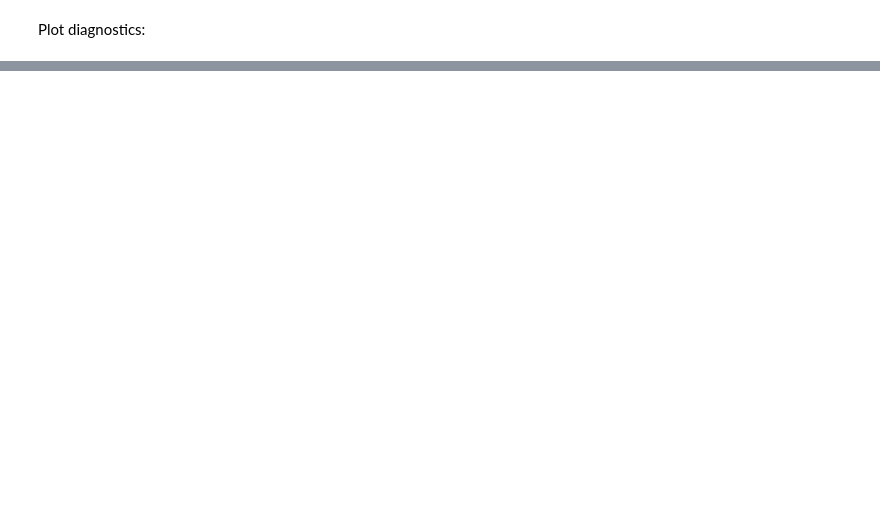
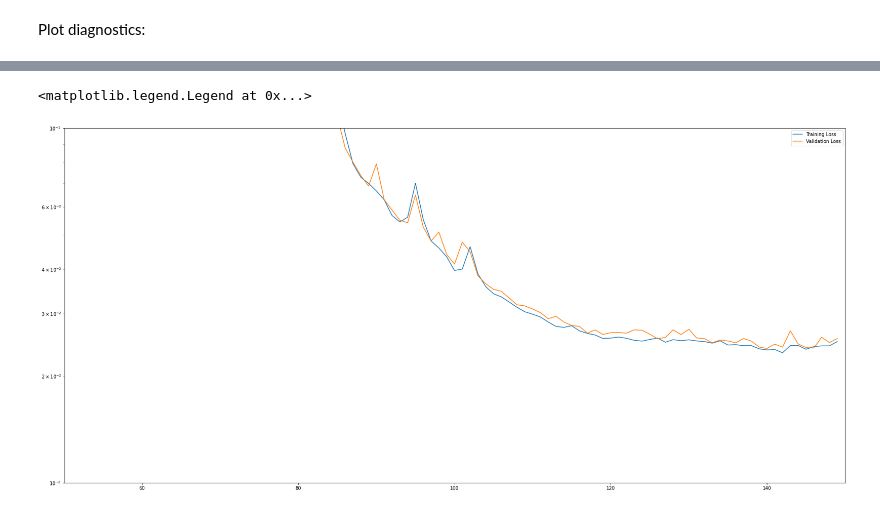
Before and after one commit to ReadingTimeMachine/figure_and_caption_extraction, a Jupyter notebook: mega_yolo_train_tfrecords.ipynb, the cells around one changed output, grey strips where cells are left out. Cells and saved outputs as stored; diff of their text form; code cells hidden in the pictures; blank space fills up the shorter version.

```diff
--- a/mega_yolo_train_tfrecords.ipynb
+++ b/mega_yolo_train_tfrecords.ipynb
@@ -760,0 +774,11 @@ plt.legend()
+# %%
+fig, ax = plt.subplots(figsize=(30,14))
+ax.plot(results[0], label='Training Loss')
+ax.plot(results[1], label='Validation Loss')
+ax.set_ylim(1e-2,0.1)
+ax.set_xlim(50,150)
+ax.set_yscale('log')
+plt.legend()
+# %% [output]
+<matplotlib.legend.Legend at 0x...>
+[figure, added]
```
Also changed, not shown: parts of 11 cells of this notebook, 2 other files.
